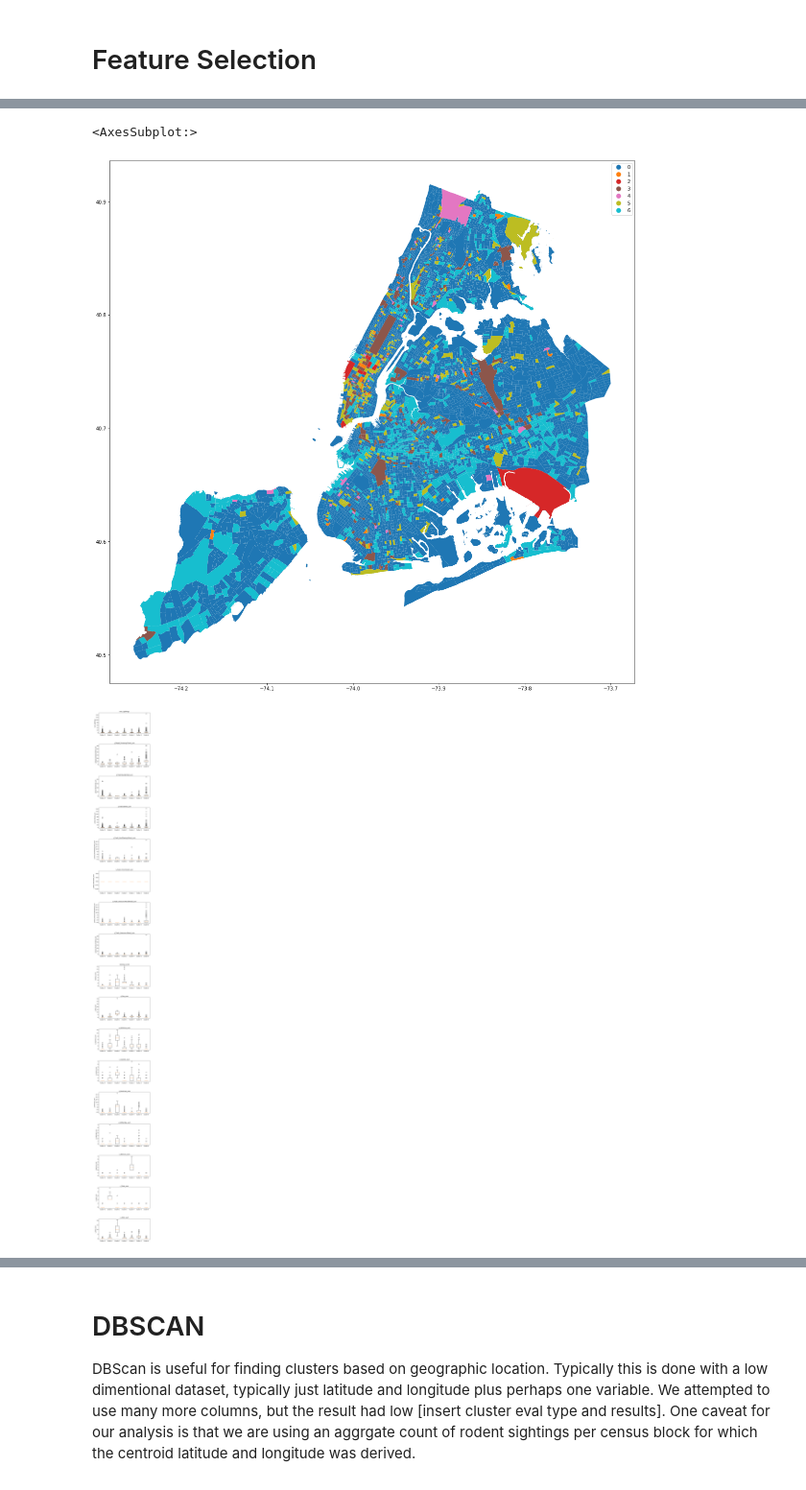
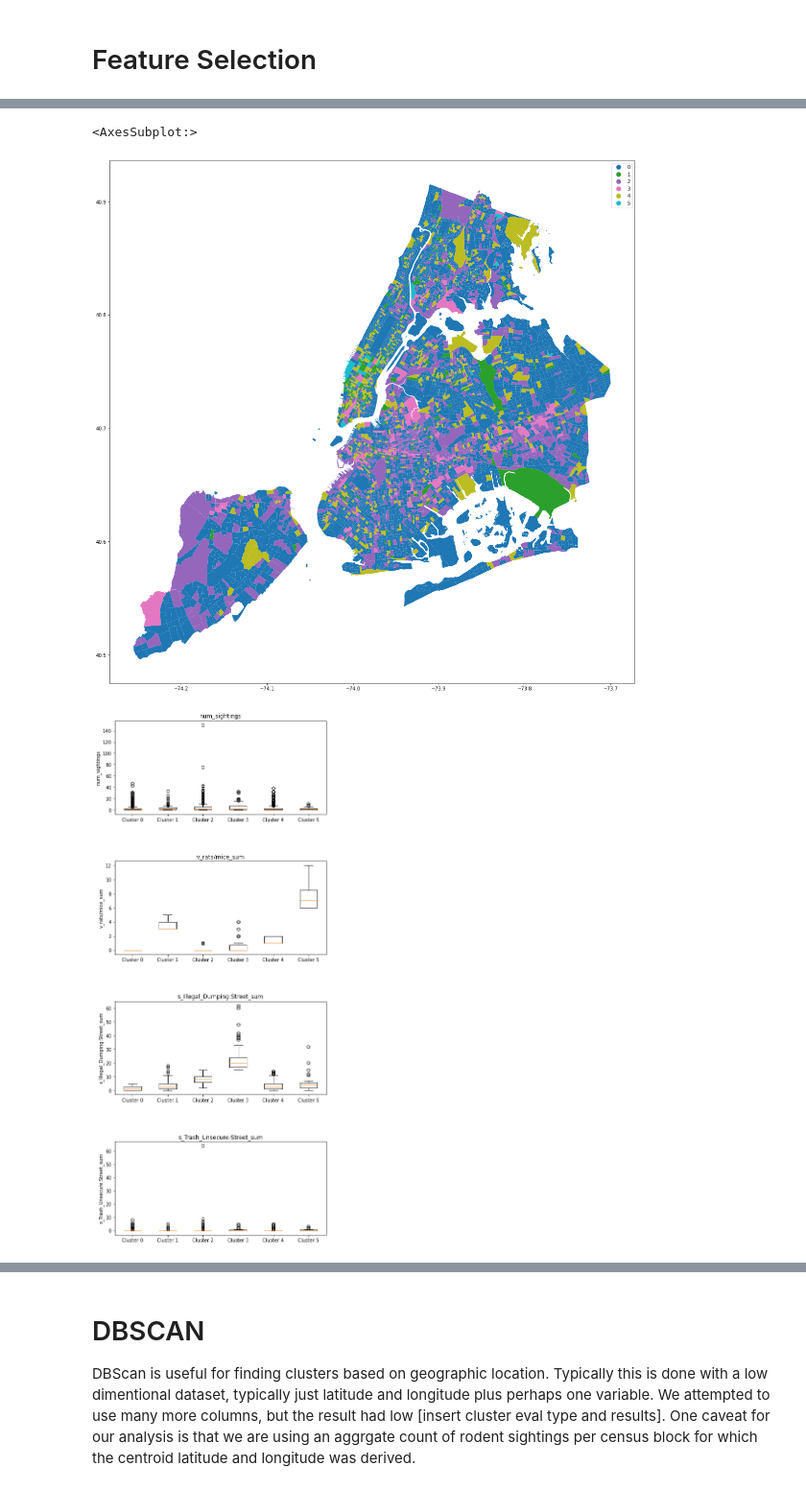
Before and after one commit to Subarashiihibi/nyc_rodent, a Jupyter notebook: Scripts/9-Cluster-Analysis.ipynb, the cells around one changed output, grey strips where cells are left out. Shown at 96% size. Saved outputs shown, nothing was run; the diff lists cells and outputs as text; code cells hidden in the pictures.

Commit message:
adjust kmeans

```diff
--- a/Scripts/9-Cluster-Analysis.ipynb
+++ b/Scripts/9-Cluster-Analysis.ipynb
@@ -59,8 +83,9 @@ corr_matrix = df_scaled.corr()
 target_var = 'num_sightings'
 corr_values = corr_matrix[target_var]
 highest_corr_fields = list(corr_values[corr_values.abs() > 0.05].index)
+print(highest_corr_fields)
 
 # create a new dataframe with only the selected fields
-df_new = df_scaled[highest_corr_fields]
+df_new = df_scaled[cols]
 df_new.head()
 # %% [output]
@@ -127,9 +128,9 @@ For k=10, silhouette score=0.356, inertia:303.519
 # %%
 # Choosing k=7 for the number of clusters
-clusters = 7
+clusters = 6
 # %%
 # Fit KMeans model
 kmeans = KMeans(n_clusters=clusters, random_state=42).fit(df_new)
 
 # Add cluster labels to original dataframe
-rodents_df['cluster'] = kmeans.labels_
+df_2019['cluster'] = kmeans.labels_
@@ -147,33 +139,32 @@ parent_dir = os.path.abspath('..')  # get the absolute path of the parent direct
 file_path = os.path.join(parent_dir, 'Data', 'nyc_bgrp.geojson')  # construct the file path
 cb_gdf = gpd.read_file(file_path)  # load the GeoJSON file into a GeoDataFrame
 rodents_df['spatial_id'] = rodents_df['spatial_id'].astype(str)
-rodents_joined_tracts_gdf = pd.merge(cb_gdf[['geometry','spatial_id']], rodents_df, how='left')
+rodents_joined_tracts_gdf = pd.merge(cb_gdf[['geometry','spatial_id']], df_2019, how='left')
 # %%
-rodents_2019_df = rodents_joined_tracts_gdf[rodents_joined_tracts_gdf['year']==2019]
-rodents_2019_df.plot(column='cluster', cmap='tab10', categorical=True, figsize=(20, 20), legend=True)
+rodents_joined_tracts_gdf.plot(column='cluster', cmap='tab10', categorical=True, figsize=(20, 20), legend=True)
 # %% [output]
 <AxesSubplot:>
-[figure, old version]
+[figure, new version]
 # %%
 # Set up subplots for each variable
-fig, axs = plt.subplots(nrows=len(highest_corr_fields), figsize=(8, 5*len(highest_corr_fields)))
+fig, axs = plt.subplots(nrows=len(cols_simple), figsize=(8, 5*len(cols_simple)))
 plt.subplots_adjust(hspace=0.5)
 
 # Loop over variables and create box and whisker plot for each
-for i, col in enumerate(highest_corr_fields):
+for i, col in enumerate(cols_simple):
     # Create a list of dataframes for each cluster
     cluster_dfs = []
     for cluster_num in range(0, clusters):
-        cluster_df = rodents_2019_df[rodents_2019_df['cluster'] == cluster_num]
+        cluster_df = rodents_joined_tracts_gdf[rodents_joined_tracts_gdf['cluster'] == cluster_num]
         cluster_dfs.append(cluster_df)
+
 
     # Plot box and whisker for each cluster
     axs[i].boxplot([df[col] for df in cluster_dfs])
     cluster_labels = ['Cluster {}'.format(i) for i in range(clusters)]
     axs[i].set_xticklabels(cluster_labels)
     axs[i].set_title(col)
     axs[i].set_ylabel(col)
-
 plt.show()
 # %% [output]
-[figure, old version]
+[figure, new version]
```
Also changed, not shown: parts of 50 cells of this notebook, 6 other files.
